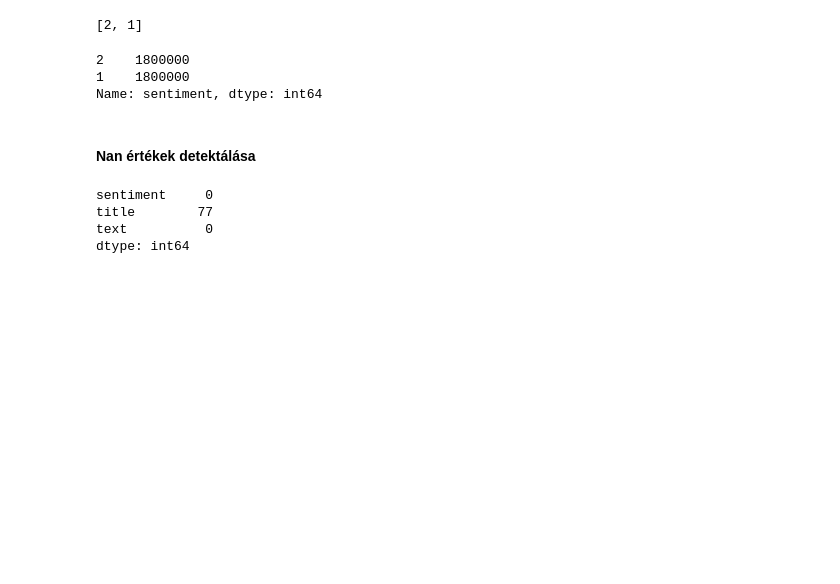
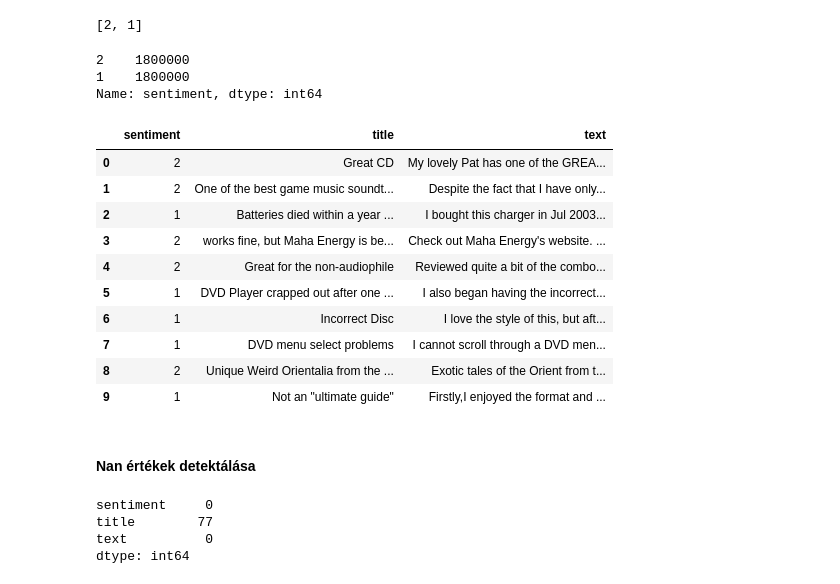
Before and after one commit to Vanii2000/szovegbanyaszat_beadando, a Jupyter notebook: data_prep.ipynb, the cells around one changed output. Drawn from its saved outputs; the diff is of its cells as text; code cells hidden in the pictures; blank space fills up the shorter version.

Commit message:
Sentiment analízis előkészítése

```diff
--- a/data_prep.ipynb
+++ b/data_prep.ipynb
@@ -92,6 +94,22 @@ data.sentiment.value_counts()
 2    1800000
 1    1800000
 Name: sentiment, dtype: int64
+# %%
+data_test = pd.read_csv(test_file_path, names=['sentiment', 'title', 'text'])
+# %%
+data_test.head(10)
+# %% [output]
+|  | sentiment | title | text |
+| 0 | 2 | Great CD | My lovely Pat has one of the GREA... |
+| 1 | 2 | One of the best game music soundt... | Despite the fact that I have only... |
+| 2 | 1 | Batteries died within a year ... | I bought this charger in Jul 2003... |
+| 3 | 2 | works fine, but Maha Energy is be... | Check out Maha Energy's website. ... |
+| 4 | 2 | Great for the non-audiophile | Reviewed quite a bit of the combo... |
+| 5 | 1 | DVD Player crapped out after one ... | I also began having the incorrect... |
+| 6 | 1 | Incorrect Disc | I love the style of this, but aft... |
+| 7 | 1 | DVD menu select problems | I cannot scroll through a DVD men... |
+| 8 | 2 | Unique Weird Orientalia from the ... | Exotic tales of the Orient from t... |
+| 9 | 1 | Not an "ultimate guide" | Firstly,I enjoyed the format and ... |
 # %% [markdown]
 #### Nan értékek detektálása
 # %%
```
Also changed, not shown: parts of 6 cells of this notebook, 2 other files.
